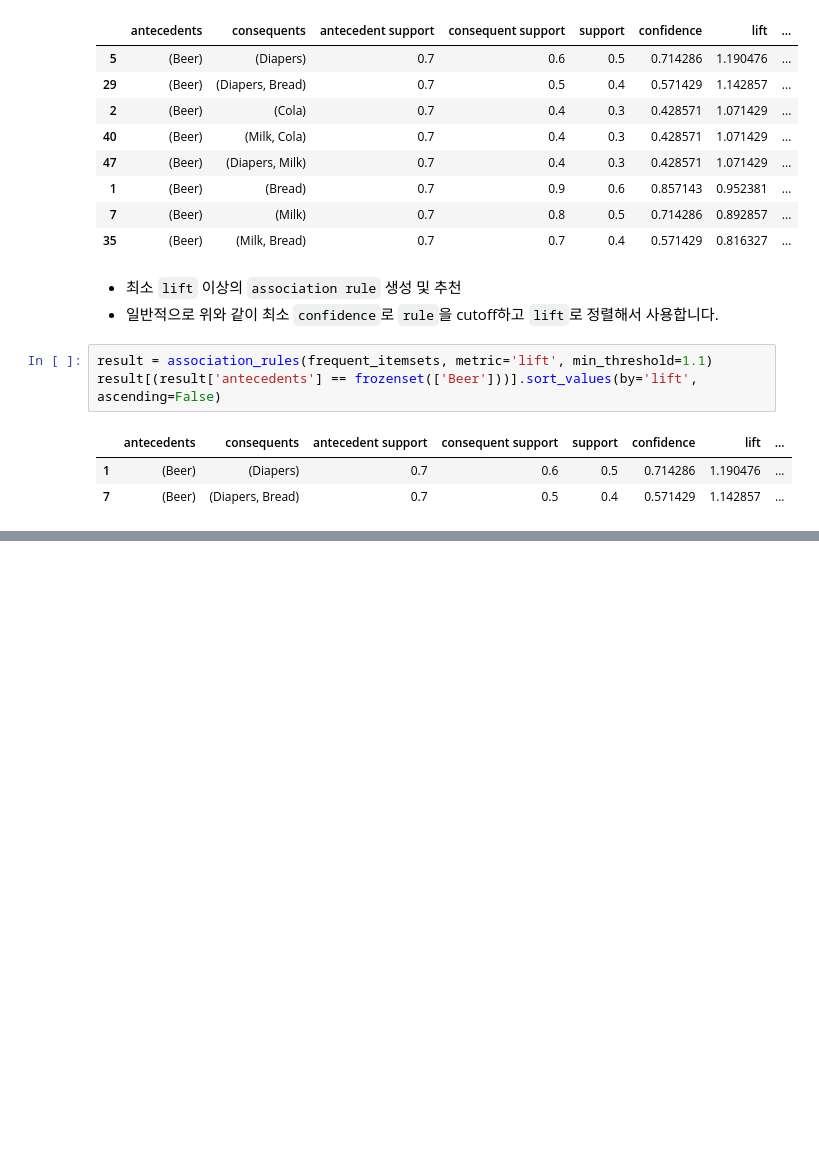
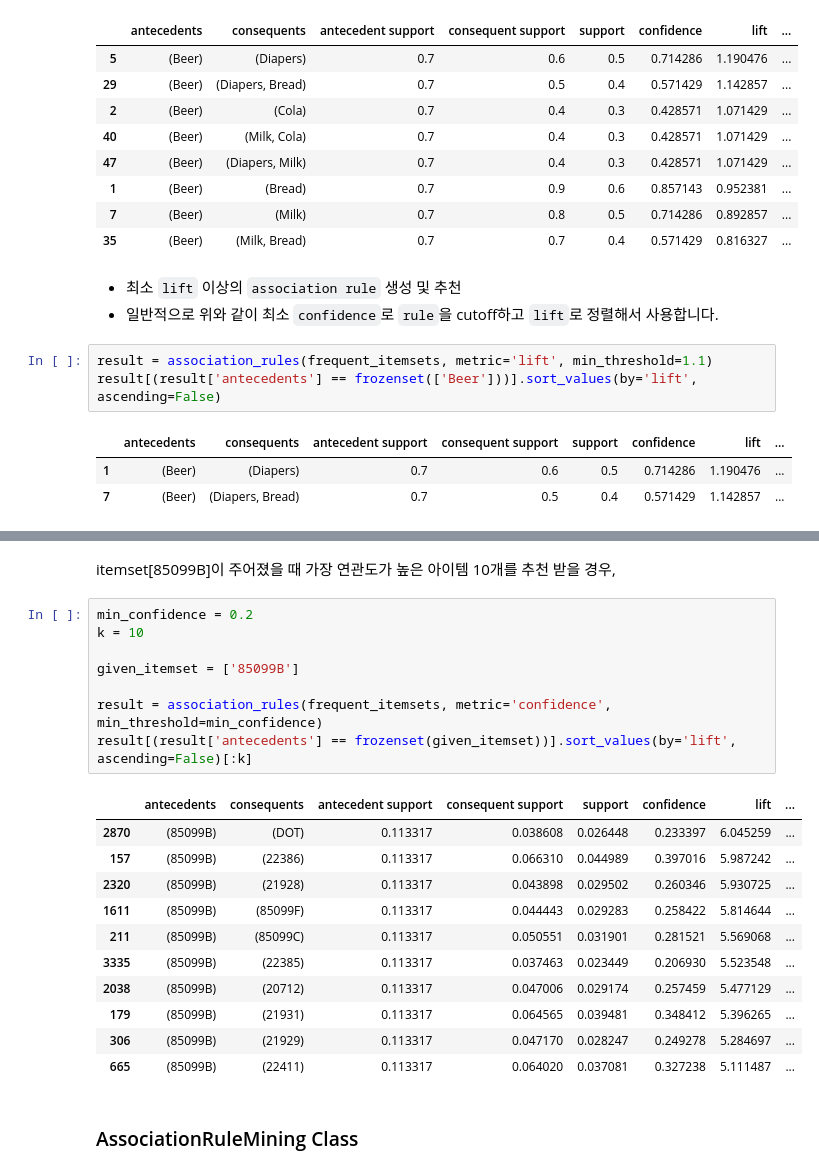
Before and after one commit to pray92/recommendation_system, a Jupyter notebook: recommendation_system_week_1st_practice.ipynb, the cells around one changed output, grey strips where cells are left out. Drawn from its saved outputs; the diff is of its cells as text; blank space fills up the shorter version.

```diff
--- a/recommendation_system_week_1st_practice.ipynb
+++ b/recommendation_system_week_1st_practice.ipynb
@@ -912,0 +1137,24 @@ result[(result['antecedents'] == frozenset(['Beer']))].sort_values(by='lift', as
+# %% [markdown]
+itemset[85099B]이 주어졌을 때 가장 연관도가 높은 아이템 10개를 추천 받을 경우,
+# %%
+min_confidence = 0.2
+k = 10
+
+given_itemset = ['85099B']
+
+result = association_rules(frequent_itemsets, metric='confidence', min_threshold=min_confidence)
+result[(result['antecedents'] == frozenset(given_itemset))].sort_values(by='lift', ascending=False)[:k]
+# %% [output]
+|  | antecedents | consequents | antecedent support | consequent support | support | confidence | lift | ... |
+| 2870 | (85099B) | (DOT) | 0.113317 | 0.038608 | 0.026448 | 0.233397 | 6.045259 | ... |
+| 157 | (85099B) | (22386) | 0.113317 | 0.066310 | 0.044989 | 0.397016 | 5.987242 | ... |
+| 2320 | (85099B) | (21928) | 0.113317 | 0.043898 | 0.029502 | 0.260346 | 5.930725 | ... |
+| 1611 | (85099B) | (85099F) | 0.113317 | 0.044443 | 0.029283 | 0.258422 | 5.814644 | ... |
+| 211 | (85099B) | (85099C) | 0.113317 | 0.050551 | 0.031901 | 0.281521 | 5.569068 | ... |
+| 3335 | (85099B) | (22385) | 0.113317 | 0.037463 | 0.023449 | 0.206930 | 5.523548 | ... |
+| 2038 | (85099B) | (20712) | 0.113317 | 0.047006 | 0.029174 | 0.257459 | 5.477129 | ... |
+| 179 | (85099B) | (21931) | 0.113317 | 0.064565 | 0.039481 | 0.348412 | 5.396265 | ... |
+| 306 | (85099B) | (21929) | 0.113317 | 0.047170 | 0.028247 | 0.249278 | 5.284697 | ... |
+| 665 | (85099B) | (22411) | 0.113317 | 0.064020 | 0.037081 | 0.327238 | 5.111487 | ... |
+# %% [markdown]
+### AssociationRuleMining Class
```
Also changed, not shown: parts of 103 cells of this notebook, 1 other file.
